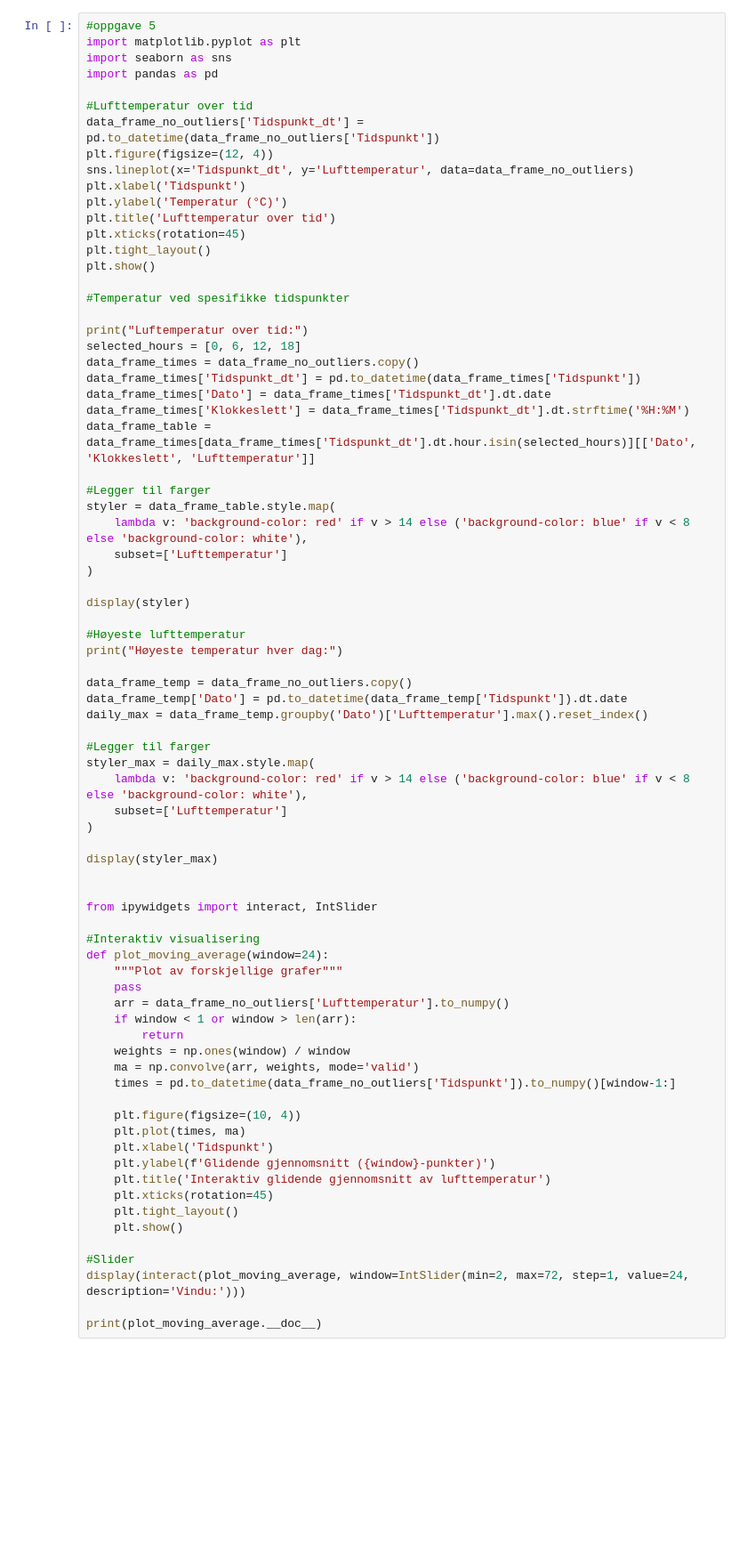
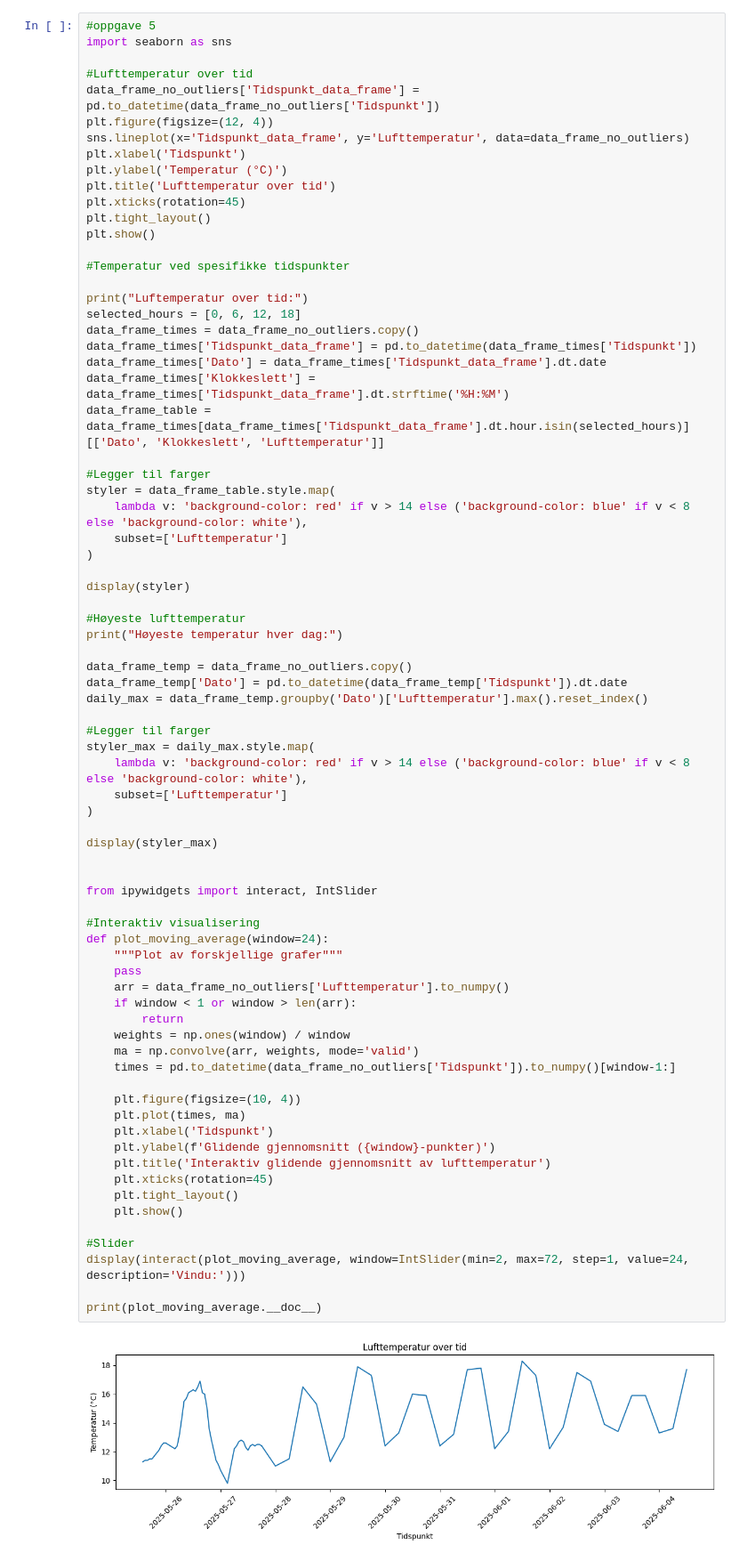
Before and after one commit to Kvagle/Hello_World, a Jupyter notebook: Kode værapp for småfly/kode.ipynb, the cells around one changed output. Shown at 89% size. Drawn from its saved outputs; the diff is of its cells as text; blank space fills up the shorter version.

```diff
--- a/Kode værapp for småfly/kode.ipynb
+++ b/Kode værapp for småfly/kode.ipynb
@@ -228,13 +234,11 @@ plt.show()
 # %%
 #oppgave 5
-import matplotlib.pyplot as plt
 import seaborn as sns
-import pandas as pd
 
 #Lufttemperatur over tid
-data_frame_no_outliers['Tidspunkt_dt'] = pd.to_datetime(data_frame_no_outliers['Tidspunkt'])
+data_frame_no_outliers['Tidspunkt_data_frame'] = pd.to_datetime(data_frame_no_outliers['Tidspunkt'])
 plt.figure(figsize=(12, 4))
-sns.lineplot(x='Tidspunkt_dt', y='Lufttemperatur', data=data_frame_no_outliers)
+sns.lineplot(x='Tidspunkt_data_frame', y='Lufttemperatur', data=data_frame_no_outliers)
 plt.xlabel('Tidspunkt')
 plt.ylabel('Temperatur (°C)')
 plt.title('Lufttemperatur over tid')
@@ -247,10 +251,10 @@ plt.show()
 print("Luftemperatur over tid:")
 selected_hours = [0, 6, 12, 18]
 data_frame_times = data_frame_no_outliers.copy()
-data_frame_times['Tidspunkt_dt'] = pd.to_datetime(data_frame_times['Tidspunkt'])
-data_frame_times['Dato'] = data_frame_times['Tidspunkt_dt'].dt.date
-data_frame_times['Klokkeslett'] = data_frame_times['Tidspunkt_dt'].dt.strftime('%H:%M')
-data_frame_table = data_frame_times[data_frame_times['Tidspunkt_dt'].dt.hour.isin(selected_hours)][['Dato', 'Klokkeslett', 'Lufttemperatur']]
+data_frame_times['Tidspunkt_data_frame'] = pd.to_datetime(data_frame_times['Tidspunkt'])
+data_frame_times['Dato'] = data_frame_times['Tidspunkt_data_frame'].dt.date
+data_frame_times['Klokkeslett'] = data_frame_times['Tidspunkt_data_frame'].dt.strftime('%H:%M')
+data_frame_table = data_frame_times[data_frame_times['Tidspunkt_data_frame'].dt.hour.isin(selected_hours)][['Dato', 'Klokkeslett', 'Lufttemperatur']]
 
 #Legger til farger
 styler = data_frame_table.style.map(
@@ -275,30 +279,32 @@ styler_max = daily_max.style.map(
 
 display(styler_max)
 
 
 from ipywidgets import interact, IntSlider
 
 #Interaktiv visualisering
 def plot_moving_average(window=24):
     """Plot av forskjellige grafer"""
     pass
     arr = data_frame_no_outliers['Lufttemperatur'].to_numpy()
     if window < 1 or window > len(arr):
         return
     weights = np.ones(window) / window
     ma = np.convolve(arr, weights, mode='valid')
     times = pd.to_datetime(data_frame_no_outliers['Tidspunkt']).to_numpy()[window-1:]
 
     plt.figure(figsize=(10, 4))
     plt.plot(times, ma)
     plt.xlabel('Tidspunkt')
     plt.ylabel(f'Glidende gjennomsnitt ({window}-punkter)')
     plt.title('Interaktiv glidende gjennomsnitt av lufttemperatur')
     plt.xticks(rotation=45)
     plt.tight_layout()
     plt.show()
 
 #Slider
 display(interact(plot_moving_average, window=IntSlider(min=2, max=72, step=1, value=24, description='Vindu:')))
 
 print(plot_moving_average.__doc__)
+# %% [output]
+[figure, added]
```
Also changed, not shown: parts of 5 cells of this notebook, 3 other files.
